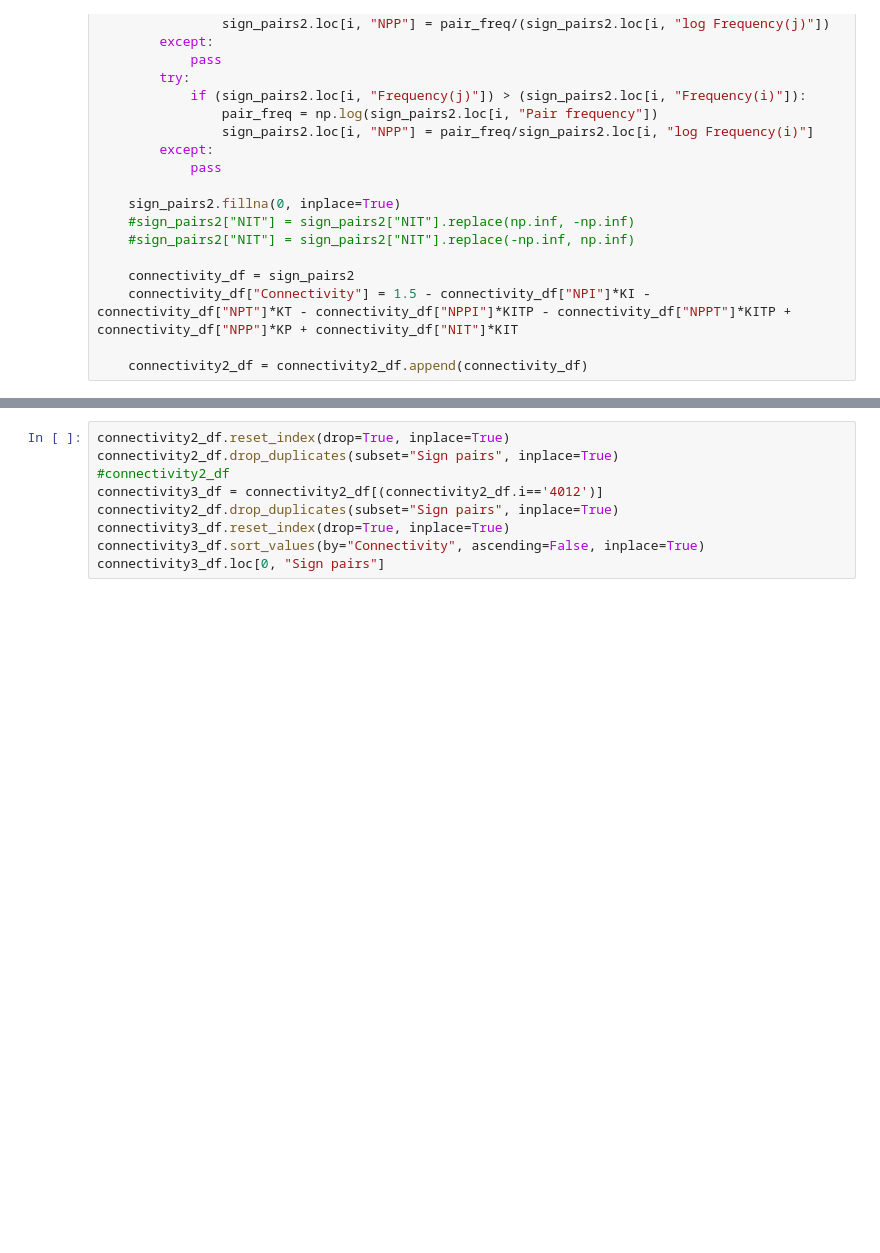
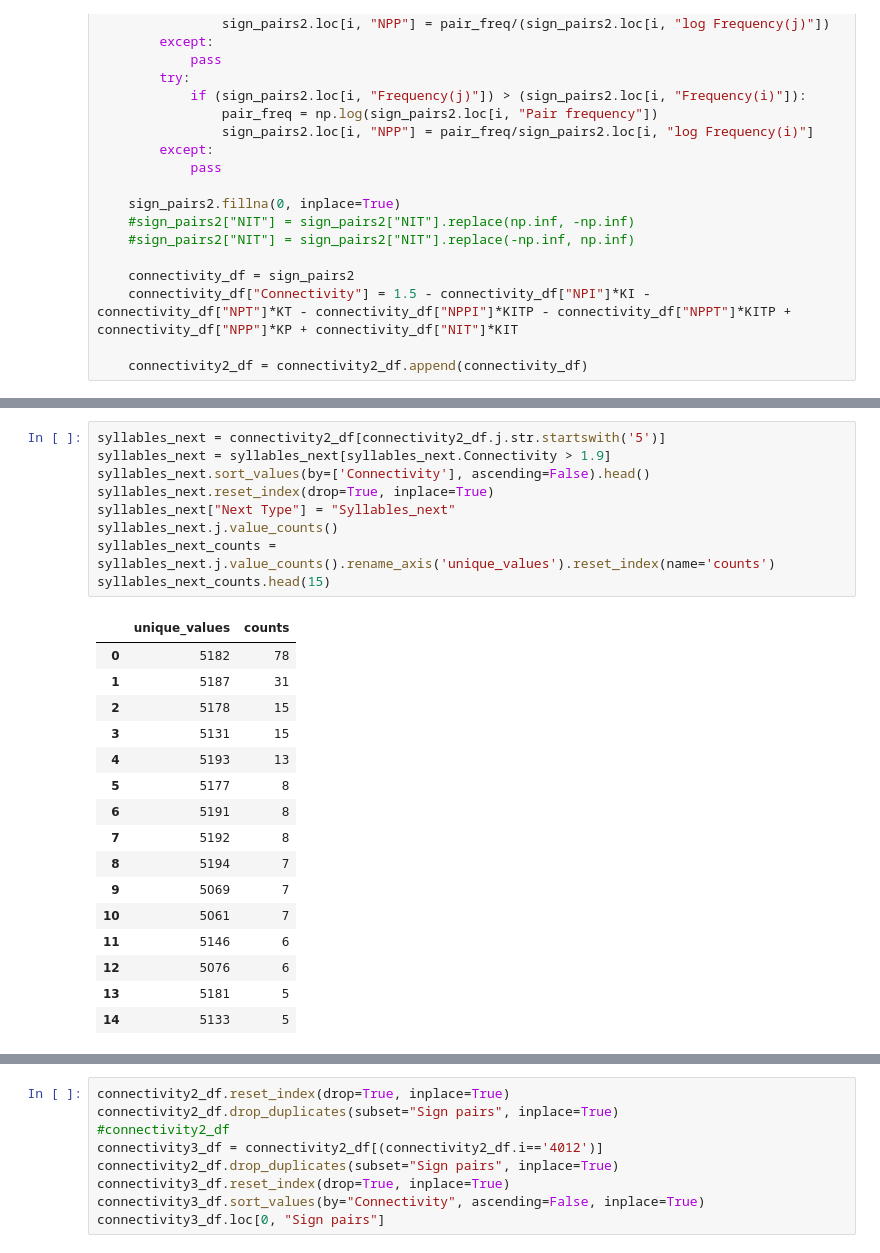
Before and after one commit to Kee2u/Deciphering_the_Indus_Valley_Script, a Jupyter notebook: Statistical_Analysis/Multivariate_Segmentation.ipynb, the cells around one changed output, grey strips where cells are left out. Drawn from its saved outputs; the diff is of its cells as text; blank space fills up the shorter version.

```diff
--- a/Statistical_Analysis/Multivariate_Segmentation.ipynb
+++ b/Statistical_Analysis/Multivariate_Segmentation.ipynb
@@ -650,0 +617,26 @@ connectivity2_df.head()
+# %%
+syllables_next = connectivity2_df[connectivity2_df.j.str.startswith('5')]
+syllables_next = syllables_next[syllables_next.Connectivity > 1.9]
+syllables_next.sort_values(by=['Connectivity'], ascending=False).head()
+syllables_next.reset_index(drop=True, inplace=True)
+syllables_next["Next Type"] = "Syllables_next"
+syllables_next.j.value_counts()
+syllables_next_counts = syllables_next.j.value_counts().rename_axis('unique_values').reset_index(name='counts')
+syllables_next_counts.head(15)
+# %% [output]
+|  | unique_values | counts |
+| 0 | 5182 | 78 |
+| 1 | 5187 | 31 |
+| 2 | 5178 | 15 |
+| 3 | 5131 | 15 |
+| 4 | 5193 | 13 |
+| 5 | 5177 | 8 |
+| 6 | 5191 | 8 |
+| 7 | 5192 | 8 |
+| 8 | 5194 | 7 |
+| 9 | 5069 | 7 |
+| 10 | 5061 | 7 |
+| 11 | 5146 | 6 |
+| 12 | 5076 | 6 |
+| 13 | 5181 | 5 |
+| 14 | 5133 | 5 |
```
Also changed, not shown: parts of 13 cells of this notebook.
